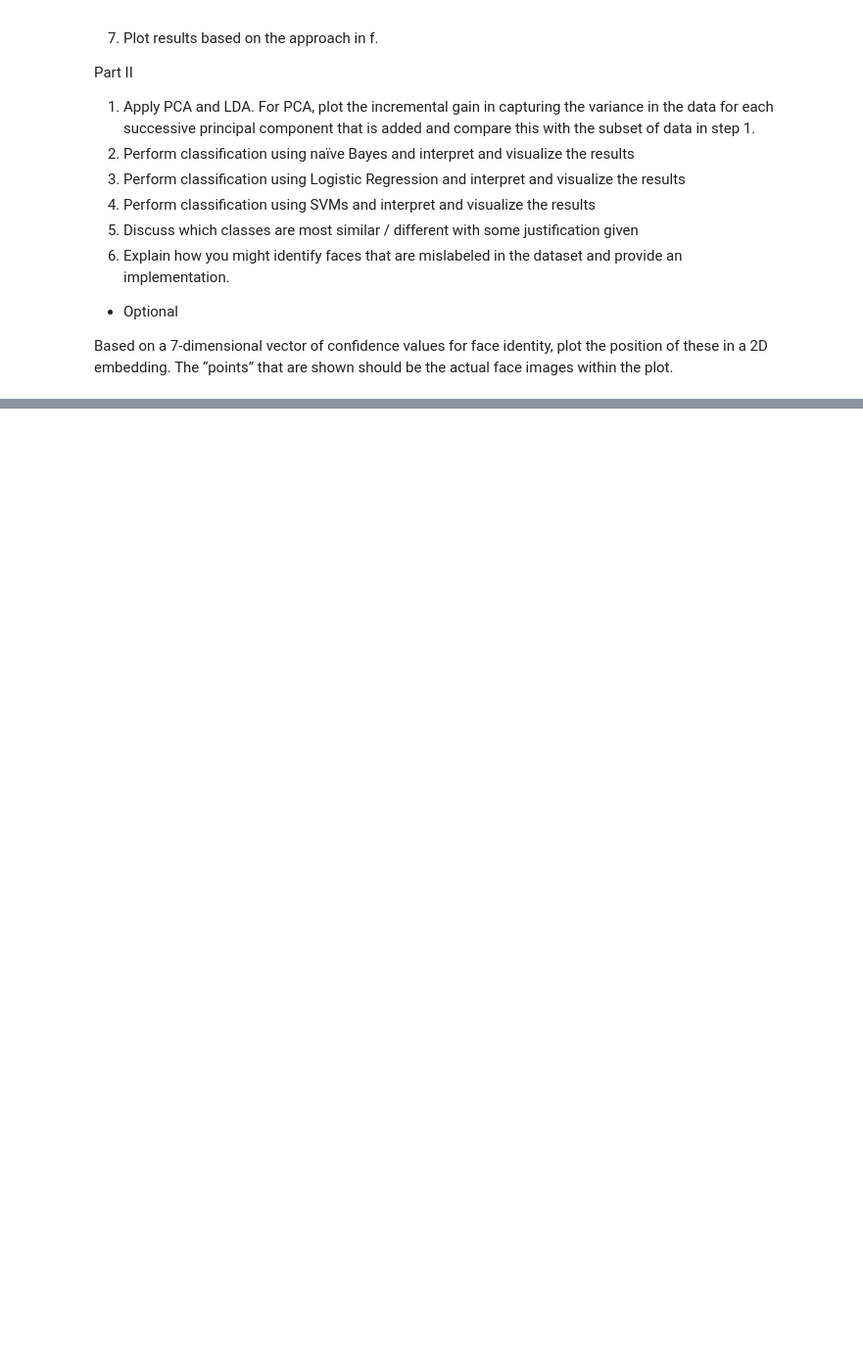
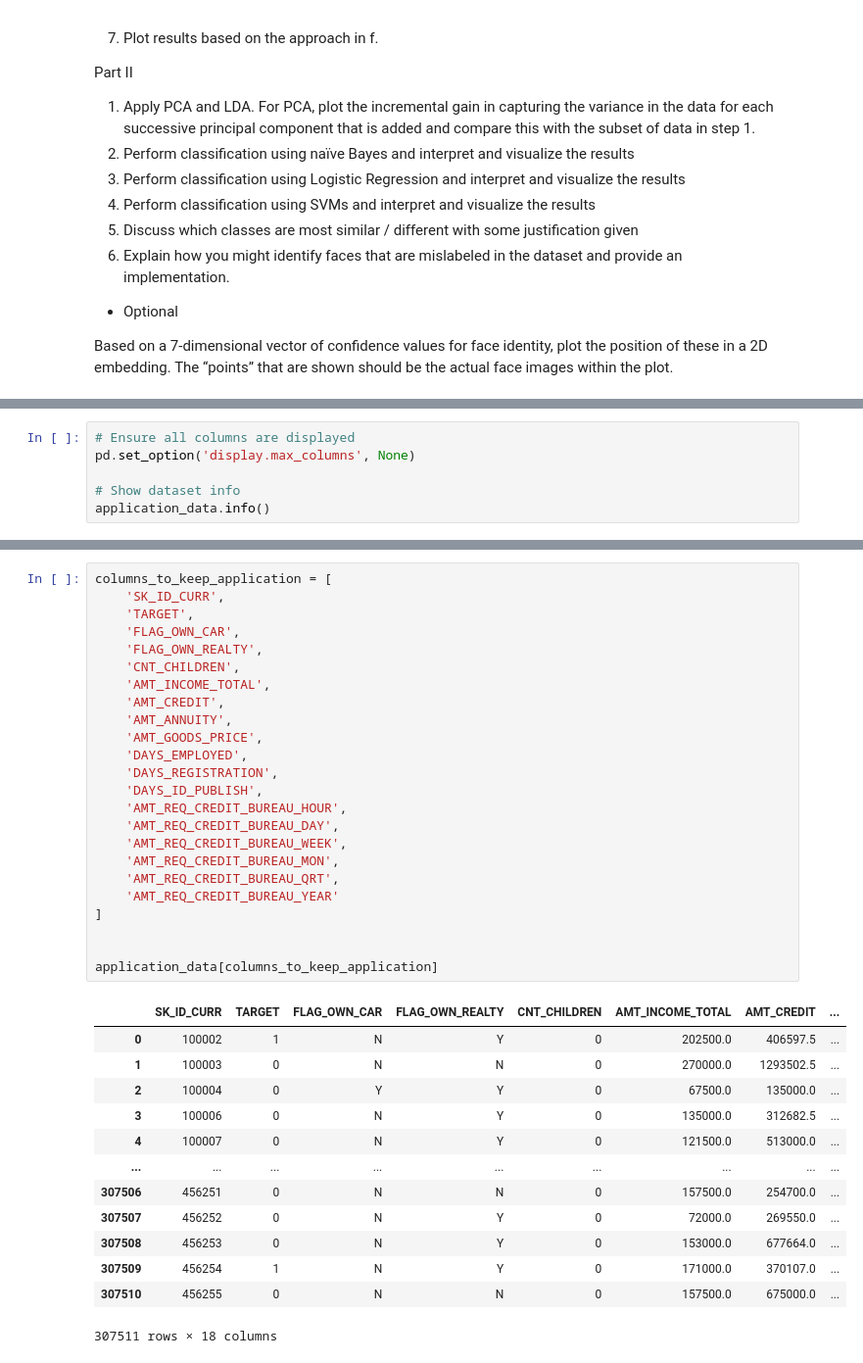
Before and after one commit to jharana-adhikari-AI/Credit_Card_Fraud_Detection, a Jupyter notebook: Assignment_Neural_Networks_and_Deep_Learning.ipynb, the cells around one changed output, grey strips where cells are left out. Shown at 98% size. Drawn from its saved outputs; the diff is of its cells as text; blank space fills up the shorter version.

```diff
--- a/Assignment_Neural_Networks_and_Deep_Learning.ipynb
+++ b/Assignment_Neural_Networks_and_Deep_Learning.ipynb
@@ -55,0 +251,6 @@ Based on a 7-dimensional vector of confidence values for face identity, plot the
+# %%
+# Ensure all columns are displayed
+pd.set_option('display.max_columns', None)
+
+# Show dataset info
+application_data.info()
@@ -55,0 +305,38 @@ Based on a 7-dimensional vector of confidence values for face identity, plot the
+# %%
+columns_to_keep_application = [
+    'SK_ID_CURR',
+    'TARGET',
+    'FLAG_OWN_CAR',
+    'FLAG_OWN_REALTY',
+    'CNT_CHILDREN',
+    'AMT_INCOME_TOTAL',
+    'AMT_CREDIT',
+    'AMT_ANNUITY',
+    'AMT_GOODS_PRICE',
+    'DAYS_EMPLOYED',
+    'DAYS_REGISTRATION',
+    'DAYS_ID_PUBLISH',
+    'AMT_REQ_CREDIT_BUREAU_HOUR',
+    'AMT_REQ_CREDIT_BUREAU_DAY',
+    'AMT_REQ_CREDIT_BUREAU_WEEK',
+    'AMT_REQ_CREDIT_BUREAU_MON',
+    'AMT_REQ_CREDIT_BUREAU_QRT',
+    'AMT_REQ_CREDIT_BUREAU_YEAR'
+]
+
+
+application_data[columns_to_keep_application]
+# %% [output]
+|  | SK_ID_CURR | TARGET | FLAG_OWN_CAR | FLAG_OWN_REALTY | CNT_CHILDREN | AMT_INCOME_TOTAL | AMT_CREDIT | ... |
+| 0 | 100002 | 1 | N | Y | 0 | 202500.0 | 406597.5 | ... |
+| 1 | 100003 | 0 | N | N | 0 | 270000.0 | 1293502.5 | ... |
+| 2 | 100004 | 0 | Y | Y | 0 | 67500.0 | 135000.0 | ... |
+| 3 | 100006 | 0 | N | Y | 0 | 135000.0 | 312682.5 | ... |
+| 4 | 100007 | 0 | N | Y | 0 | 121500.0 | 513000.0 | ... |
+| ... | ... | ... | ... | ... | ... | ... | ... | ... |
+| 307506 | 456251 | 0 | N | N | 0 | 157500.0 | 254700.0 | ... |
+| 307507 | 456252 | 0 | N | Y | 0 | 72000.0 | 269550.0 | ... |
+| 307508 | 456253 | 0 | N | Y | 0 | 153000.0 | 677664.0 | ... |
+| 307509 | 456254 | 1 | N | Y | 0 | 171000.0 | 370107.0 | ... |
+| 307510 | 456255 | 0 | N | N | 0 | 157500.0 | 675000.0 | ... |
+307511 rows × 18 columns
```
Also changed, not shown: parts of 20 cells of this notebook.
